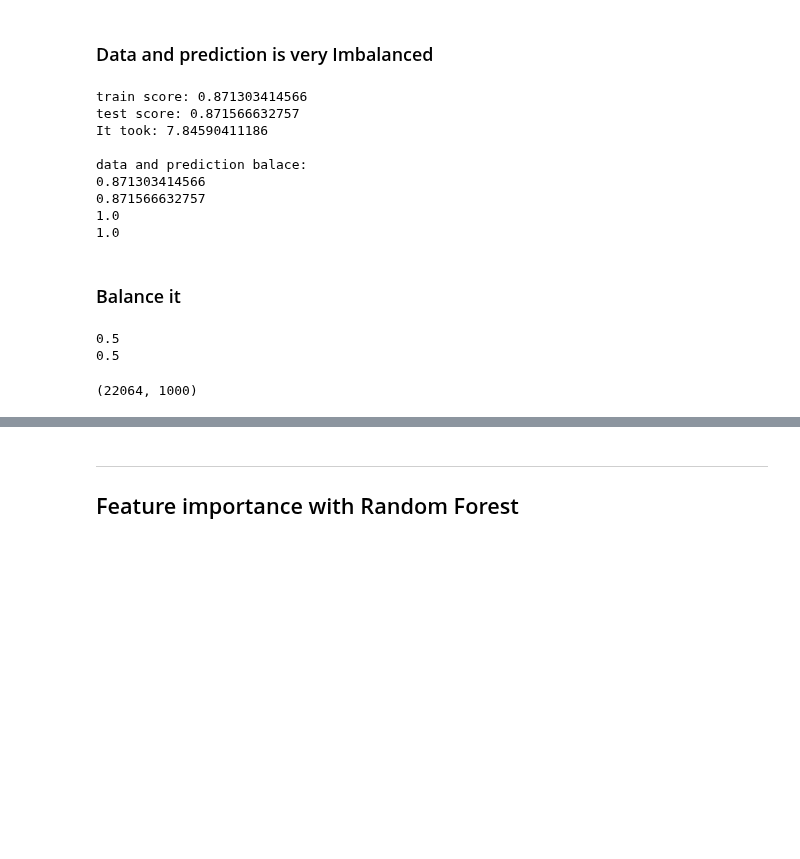
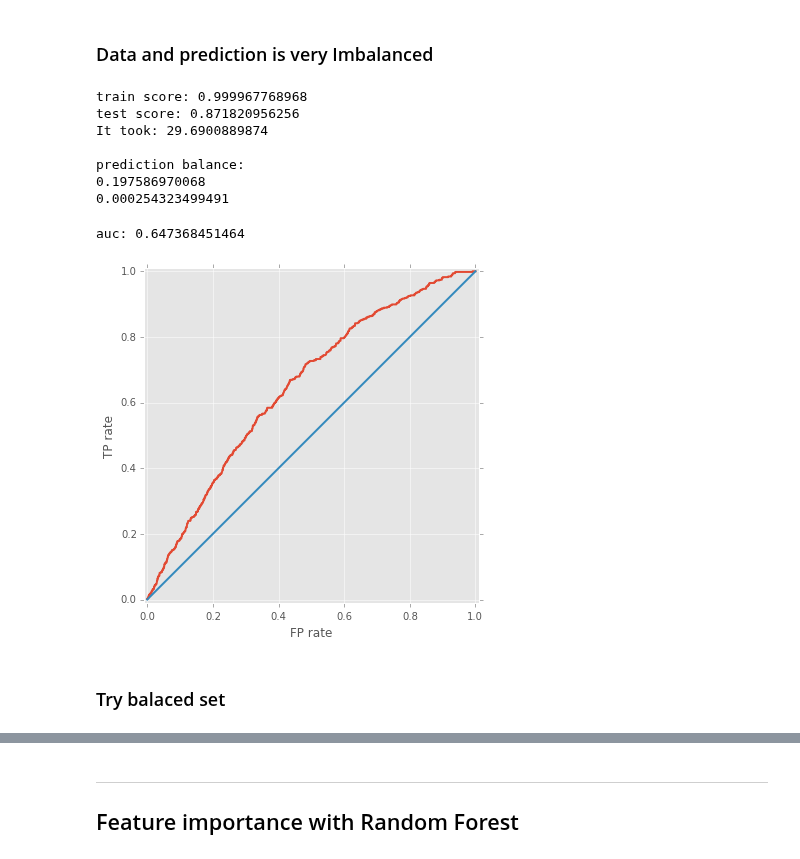
Before and after one commit to riblidezso/methylation_code, a Jupyter notebook: modelling/naive_sklearn_islands.ipynb, the cells around one changed output, grey strips where cells are left out. Drawn from its saved outputs; the diff is of its cells as text; code cells hidden in the pictures; blank space fills up the shorter version.

```diff
--- a/modelling/naive_sklearn_islands.ipynb
+++ b/modelling/naive_sklearn_islands.ipynb
@@ -40,8 +43,8 @@ os.chdir(workdir)
 # %% [markdown]
 ### Load data
 # %%
-train_id,train_x,train_y = read_my_data(fname='../prepare_data/big_train_feat_vect.csv')
-test_id,test_x,test_y = read_my_data(fname='../prepare_data/big_test_feat_vect.csv')
+train_id,train_x,train_y = read_my_data(fname='../prepare_data/islands_train_feat_vect.csv')
+test_id,test_x,test_y = read_my_data(fname='../prepare_data/islands_test_feat_vect.csv')
 # %% [output]
 Loading data...
 Loading data...
@@ -79,11 +56,28 @@ def test_sklearn_model(model,train_x,train_y,test_x,test_y):
     train_pred=model.predict(train_x)
     test_pred=model.predict(test_x)
 
+    train_pred_pr=model.predict_proba(train_x)
+    test_pred_pr=model.predict_proba(test_x)
+
     print 'train score:',list((train_pred==train_y)).count(True)/float(len(train_y))
     print 'test score:',list((test_pred==test_y)).count(True)/float(len(test_y))
     print 'It took:',time.time()-start
 
-    return train_pred,test_pred
+    return train_pred,test_pred,train_pred_pr,test_pred_pr
+# %%
+from sklearn import metrics
+def plot_roc(y,probs):
+    fpr, tpr, thresholds = metrics.roc_curve(y,probs)
+    auc=metrics.roc_auc_score(y,probs)
+
+    plt.figure(figsize=(6,6))
+    plt.plot(fpr,tpr,lw=2)
+    plt.plot([0,1],[0,1],lw=2)
+    plt.xlim(-0.01,1.01)
+    plt.ylim(-0.01,1.01)
+    plt.xlabel('FP rate')
+    plt.ylabel('TP rate')
+    print 'auc:',auc
 # %% [markdown]
 ---
 
@@ -91,41 +85,25 @@ def test_sklearn_model(model,train_x,train_y,test_x,test_y):
 # %% [markdown]
 ### Data and prediction is very Imbalanced
 # %%
-rf = ensemble.RandomForestClassifier(n_estimators=100,min_samples_split=500,n_jobs=12)
-train_pred,test_pred=test_sklearn_model(rf,train_x[train_idx],train_y[train_idx],
-                   test_x[test_idx],test_y[test_idx])
+rf = ensemble.RandomForestClassifier(n_estimators=100,min_samples_split=5,n_jobs=14)
+train_pred,test_pred,train_pred_pr,test_pred_pr=test_sklearn_model(
+    rf,train_x,train_y,test_x,test_y)
 
-print '\ndata and prediction balance:'
-print 1-np.mean(train_y[train_idx])
-print 1-np.mean(test_y[test_idx])
-
-print 1-np.mean(train_pred)
-print 1-np.mean(test_pred)
+print '\nprediction balance:'
+print np.mean(train_pred)
+print np.mean(test_pred)
 # %% [output]
-train score: 0.871303414566
-test score: 0.871566632757
-It took: 7.84590411186
+train score: 0.999967768968
+test score: 0.871820956256
+It took: 29.6900889874
 
-data and prediction balace:
-0.871303414566
-0.871566632757
-1.0
-1.0
+prediction balance:
+0.197586970068
+0.000254323499491
-# %% [markdown]
-### Balance it
-# %%
-bal_train_x=np.concatenate([train_x[train_idx_0][:np.sum(train_idx_1)],train_x[train_idx_1]])
-bal_train_y=np.concatenate([train_y[train_idx_0][:np.sum(train_idx_1)],train_y[train_idx_1]])
-
-bal_test_x=np.concatenate([test_x[test_idx_0][:np.sum(test_idx_1)],test_x[test_idx_1]])
-bal_test_y=np.concatenate([test_y[test_idx_0][:np.sum(test_idx_1)],test_y[test_idx_1]])
-
-print np.mean(bal_train_y)
-print np.mean(bal_test_y)
-# %% [output]
-0.5
-0.5
-# %%
-print bal_train_x.shape
-# %% [output]
-(22064, 1000)
+# %%
+plot_roc(test_y,test_pred_pr[:,1])
+# %% [output]
+auc: 0.647368451464
+[figure, added]
+# %% [markdown]
+### Try balaced set
```
Also changed, not shown: parts of 17 cells of this notebook, 2 other files.
